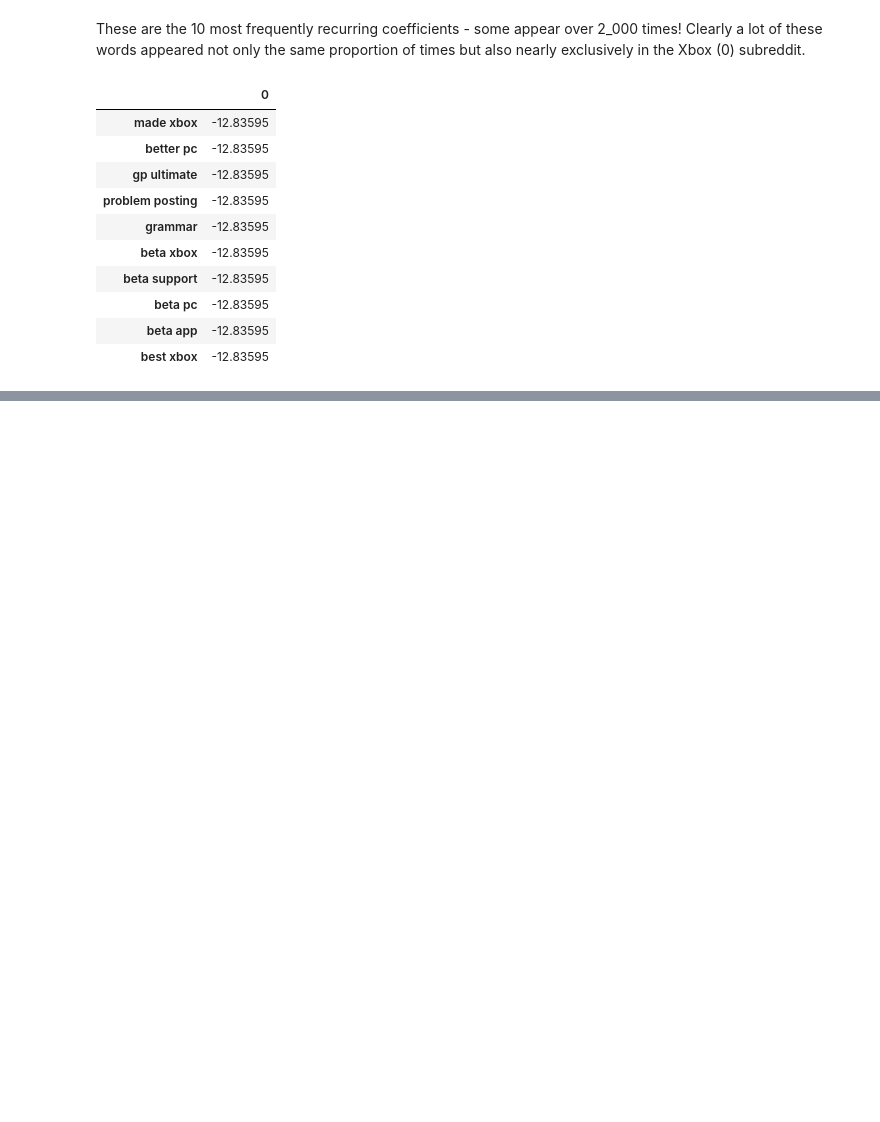
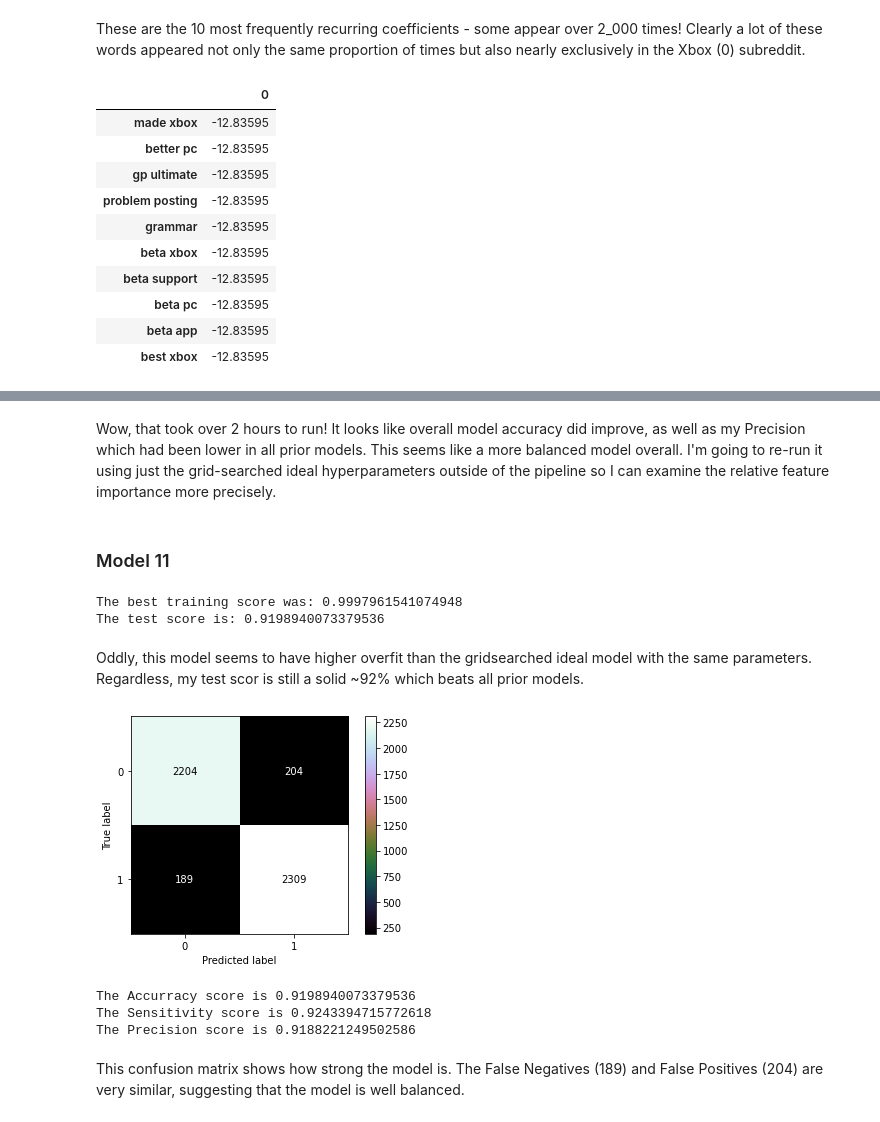
Before and after one commit to griffinwt/Reddit_nlp, a Jupyter notebook: 03_Modeling.ipynb, the cells around one changed output, grey strips where cells are left out. Saved outputs shown, nothing was run; the diff lists cells and outputs as text; code cells hidden in the pictures; blank space fills up the shorter version.

```diff
--- a/03_Modeling.ipynb
+++ b/03_Modeling.ipynb
@@ -754,0 +813,45 @@ There are 1432 coefficients tied for strongest coefficient!
+# %% [markdown]
+Wow, that took over 2 hours to run! It looks like overall model accuracy did improve, as well as my Precision which had been lower in all prior models. This seems like a more balanced model overall. I'm going to re-run it using just the grid-searched ideal hyperparameters outside of the pipeline so I can examine the relative feature importance more precisely.
+# %% [markdown]
+### Model 11
+# %%
+cvec = CountVectorizer(max_features=15_000,
+                       min_df=4,
+                       max_df = .4,
+                       ngram_range=(1,2),
+                       stop_words=stopwords.words('english'))
+X_train_c = cvec.fit_transform(X_train)
+X_test_c = cvec.transform(X_test)
+#only use best hyperparameters that above grid search preferred
+rf = RandomForestClassifier(n_estimators=100,
+                           min_samples_split = 2,
+                           min_samples_leaf = 1,
+                           max_features = 'auto',
+                           max_depth = None,
+                           random_state = 17)
+
+rf.fit(X_train_c, y_train)
+
+print(f'The best training score was: {rf.score(X_train_c, y_train)}')
+print(f'The test score is: {rf.score(X_test_c, y_test)}')
+# %% [output]
+The best training score was: 0.9997961541074948
+The test score is: 0.9198940073379536
+# %% [markdown]
+Oddly, this model seems to have higher overfit than the gridsearched ideal model with the same parameters. Regardless, my test scor is still a solid ~92% which beats all prior models.
+# %%
+preds = rf.predict(X_test_c)
+tn, fp, fn, tp = confusion_matrix(y_test, preds).ravel()
+
+plot_confusion_matrix(rf, X_test_c, y_test, cmap='cubehelix', values_format='d');
+plt.show()
+print(f'The Accurracy score is {metrics.accuracy_score(y_test, preds)}')
+print(f'The Sensitivity score is {metrics.recall_score(y_test, preds)}')
+print(f'The Precision score is {metrics.precision_score(y_test, preds)}')
+# %% [output]
+[figure, added]
+The Accurracy score is 0.9198940073379536
+The Sensitivity score is 0.9243394715772618
+The Precision score is 0.9188221249502586
+# %% [markdown]
+This confusion matrix shows how strong the model is. The False Negatives (189) and False Positives (204) are very similar, suggesting that the model is well balanced.
```
Also changed, not shown: parts of 16 cells of this notebook, 2 other files.
